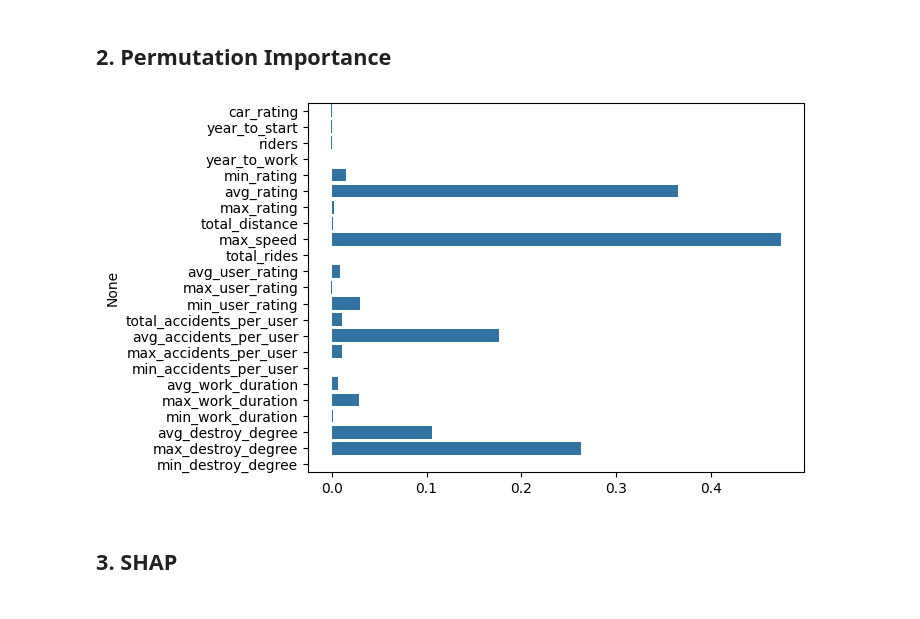
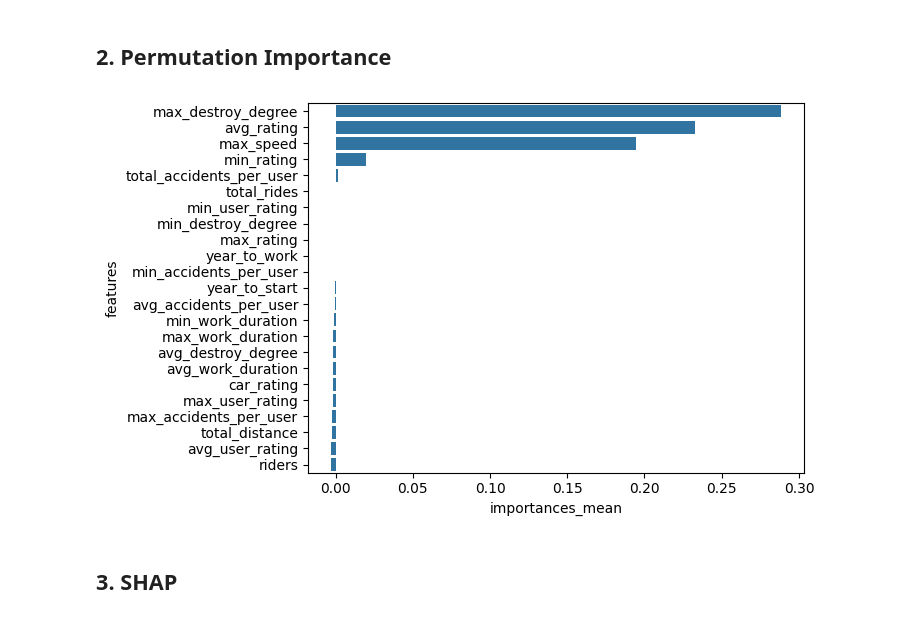
Before and after one commit to rufous86/mipt_semester4, a Jupyter notebook: competitive_ds/hw1-4-Илюхин-А-Н.ipynb, the cells around one changed output. Cells and saved outputs as stored; diff of their text form; code cells hidden in the pictures.

```diff
--- a/competitive_ds/hw1-4-Илюхин-А-Н.ipynb
+++ b/competitive_ds/hw1-4-Илюхин-А-Н.ipynb
@@ -318,22 +318,27 @@ plt.show()
 # %% [markdown]
 ## 2. Permutation Importance
 # %%
-from sklearn.ensemble import RandomForestRegressor
+from sklearn.ensemble import RandomForestClassifier
 from sklearn.model_selection import train_test_split
 from sklearn.inspection import permutation_importance
 
 X = car_train_merged[numeric_cols]
-y = X.pop('target_reg')
+X.pop('target_reg')
+y = car_train_merged['target_class']
 X_train, X_test, y_train, y_test = train_test_split(X, y, test_size=0.2, random_state=42)
 
-model = RandomForestRegressor(n_estimators=100, random_state=42)
+model = RandomForestClassifier(n_estimators=100, random_state=42)
 model.fit(X_train, y_train)
 
 result = permutation_importance(model, X_test, y_test, n_repeats=10, random_state=42)
+df_importances_mean = pd.DataFrame(
+                        data=list(zip(result.importances_mean, X.columns)),
+                        columns=['importances_mean', 'features']).sort_values(
+                                        by='importances_mean', ascending=False)
 
-sns.barplot(x=result.importances_mean, y=X.columns)
+sns.barplot(x=df_importances_mean['importances_mean'], y=df_importances_mean['features'])
 plt.show()
 # %% [output]
-[figure, old version]
+[figure, new version]
 # %% [markdown]
 ## 3. SHAP
```
Also changed, not shown: parts of 12 cells of this notebook.
